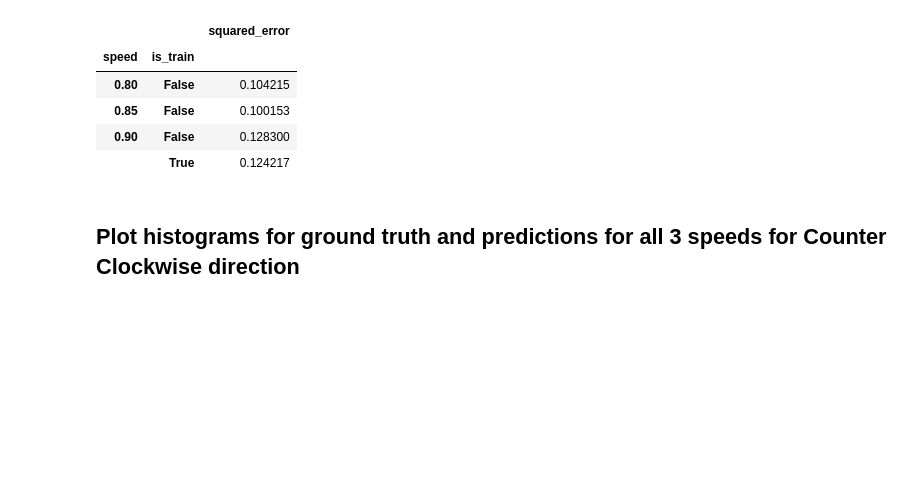
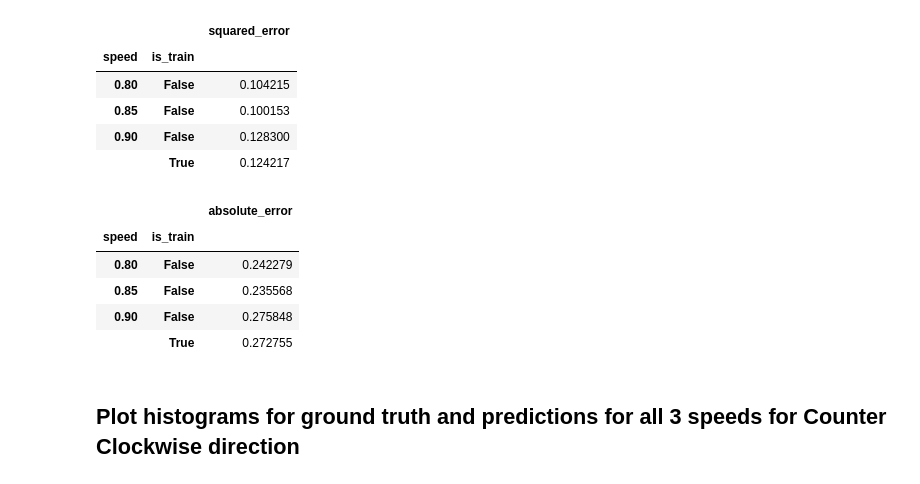
Before and after one commit to kristjanr/dat-sci-master-thesis, a Jupyter notebook: LossWithinAngleRanges.ipynb, the cells around one changed output. Cells and saved outputs as stored; diff of their text form; code cells hidden in the pictures; blank space fills up the shorter version.

```diff
--- a/LossWithinAngleRanges.ipynb
+++ b/LossWithinAngleRanges.ipynb
@@ -130,6 +113,15 @@ df[(df.direction == 'CC')].groupby(['speed', 'is_train']).mean()[['squared_error
 | 0.85 | False | 0.100153 |
 | 0.90 | False | 0.128300 |
 |  | True | 0.124217 |
+# %%
+df[(df.direction == 'CC')].groupby(['speed', 'is_train']).mean()[['absolute_error']]
+# %% [output]
+|  |  | absolute_error |
+| speed | is_train |  |
+| 0.80 | False | 0.242279 |
+| 0.85 | False | 0.235568 |
+| 0.90 | False | 0.275848 |
+|  | True | 0.272755 |
 # %%
 from matplotlib import pyplot as plt
 
```
Also changed, not shown: parts of 7 cells of this notebook.
